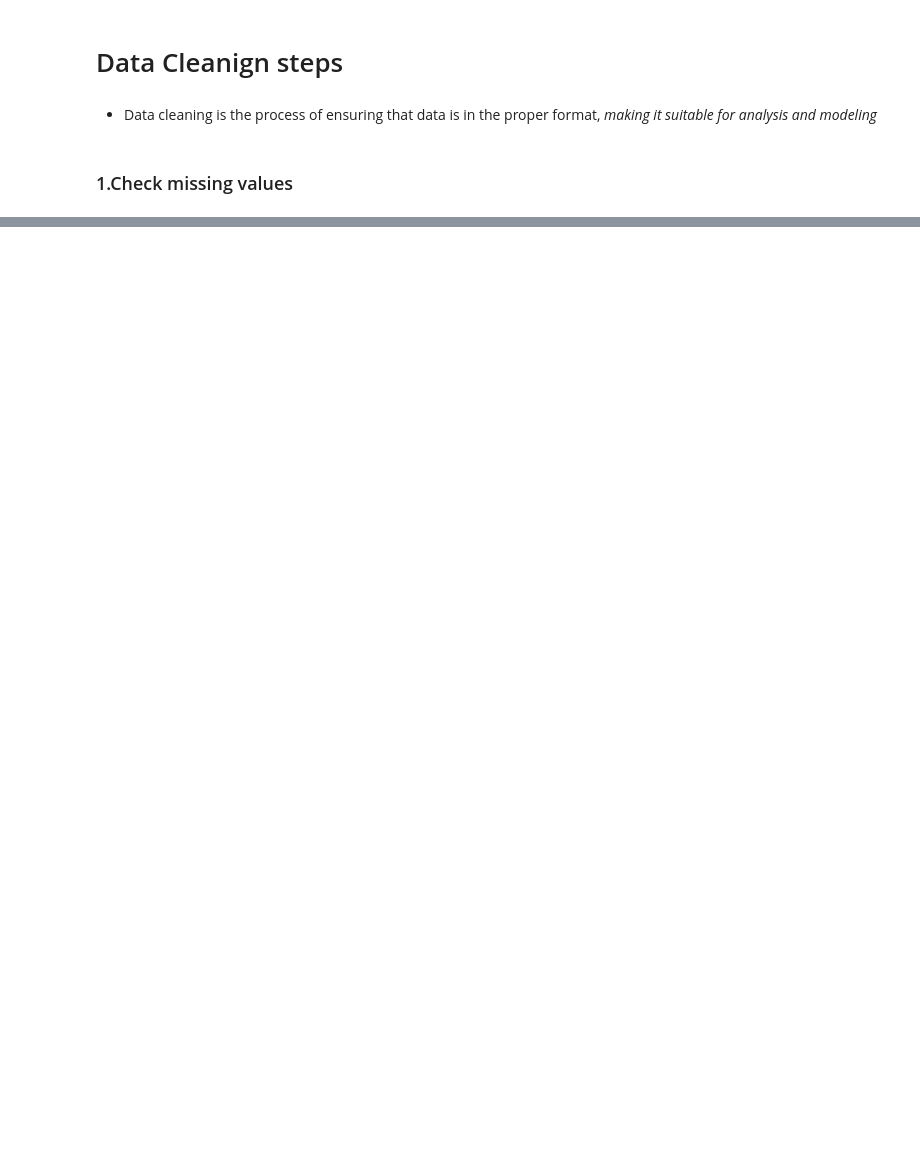
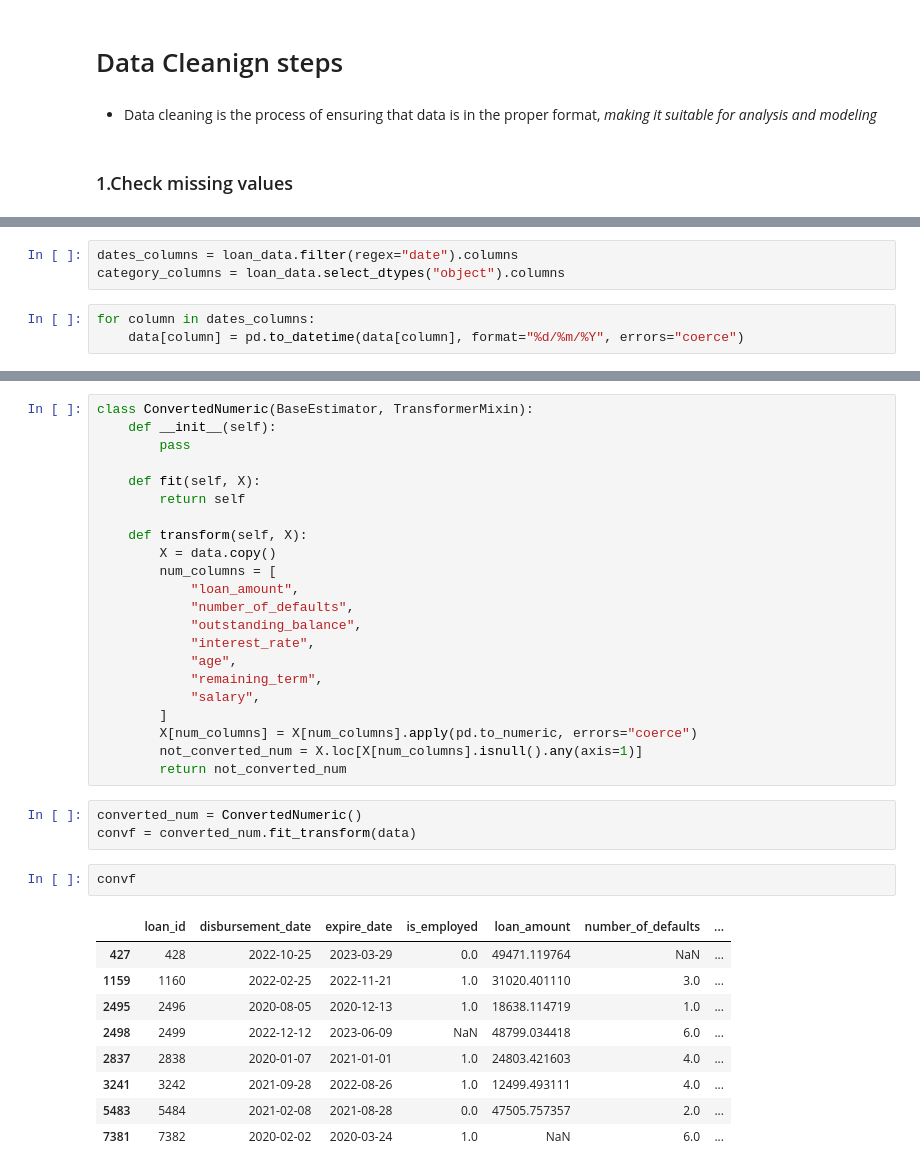
Before and after one commit to Tatenda1112/Data-cleaning-Steps, a Jupyter notebook: data_cleaning_steps.ipynb, the cells around one changed output, grey strips where cells are left out. Saved outputs shown, nothing was run; the diff lists cells and outputs as text; blank space fills up the shorter version.

```diff
--- a/data_cleaning_steps.ipynb
+++ b/data_cleaning_steps.ipynb
@@ -155,0 +201,6 @@ dtype: int64
+# %%
+dates_columns = loan_data.filter(regex="date").columns
+category_columns = loan_data.select_dtypes("object").columns
+# %%
+for column in dates_columns:
+    data[column] = pd.to_datetime(data[column], format="%d/%m/%Y", errors="coerce")
@@ -155,0 +269,37 @@ dtype: int64
+# %%
+class ConvertedNumeric(BaseEstimator, TransformerMixin):
+    def __init__(self):
+        pass
+
+    def fit(self, X):
+        return self
+
+    def transform(self, X):
+        X = data.copy()
+        num_columns = [
+            "loan_amount",
+            "number_of_defaults",
+            "outstanding_balance",
+            "interest_rate",
+            "age",
+            "remaining_term",
+            "salary",
+        ]
+        X[num_columns] = X[num_columns].apply(pd.to_numeric, errors="coerce")
+        not_converted_num = X.loc[X[num_columns].isnull().any(axis=1)]
+        return not_converted_num
+# %%
+converted_num = ConvertedNumeric()
+convf = converted_num.fit_transform(data)
+# %%
+convf
+# %% [output]
+|  | loan_id | disbursement_date | expire_date | is_employed | loan_amount | number_of_defaults | ... |
+| 427 | 428 | 2022-10-25 | 2023-03-29 | 0.0 | 49471.119764 | NaN | ... |
+| 1159 | 1160 | 2022-02-25 | 2022-11-21 | 1.0 | 31020.401110 | 3.0 | ... |
+| 2495 | 2496 | 2020-08-05 | 2020-12-13 | 1.0 | 18638.114719 | 1.0 | ... |
+| 2498 | 2499 | 2022-12-12 | 2023-06-09 | NaN | 48799.034418 | 6.0 | ... |
+| 2837 | 2838 | 2020-01-07 | 2021-01-01 | 1.0 | 24803.421603 | 4.0 | ... |
+| 3241 | 3242 | 2021-09-28 | 2022-08-26 | 1.0 | 12499.493111 | 4.0 | ... |
+| 5483 | 5484 | 2021-02-08 | 2021-08-28 | 0.0 | 47505.757357 | 2.0 | ... |
+| 7381 | 7382 | 2020-02-02 | 2020-03-24 | 1.0 | NaN | 6.0 | ... |
```
Also changed, not shown: parts of 41 cells of this notebook, 4 other files.
